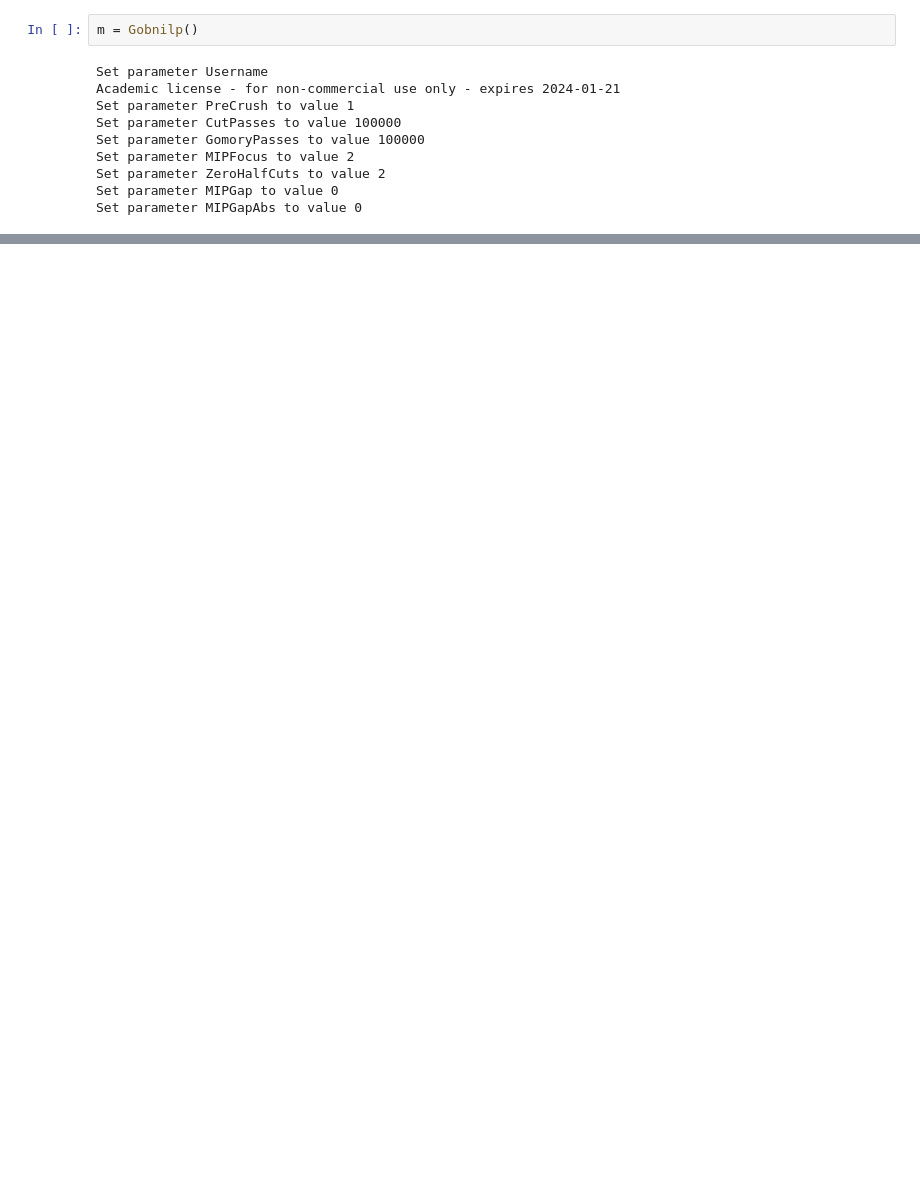
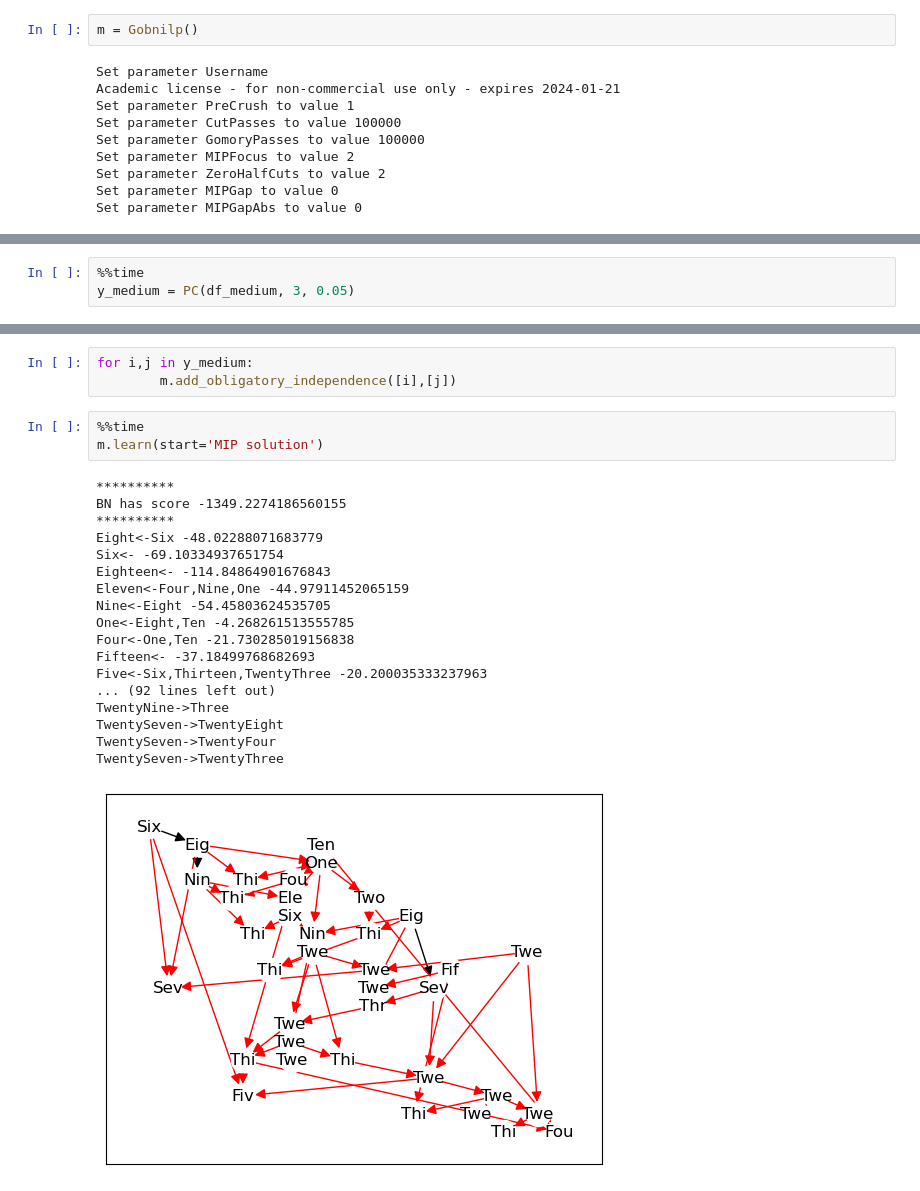
Before and after one commit to Elicit3495/ML_FYP, a Jupyter notebook: conditional.ipynb, the cells around one changed output, grey strips where cells are left out. Drawn from its saved outputs; the diff is of its cells as text; blank space fills up the shorter version.

```diff
--- a/conditional.ipynb
+++ b/conditional.ipynb
@@ -269,0 +303,3 @@ Wall time: 628 ms
+# %%
+%%time
+y_medium = PC(df_medium, 3, 0.05)
@@ -269,0 +309,25 @@ Wall time: 628 ms
+# %%
+for i,j in y_medium:
+        m.add_obligatory_independence([i],[j])
+# %%
+%%time
+m.learn(start='MIP solution')
+# %% [output]
+**********
+BN has score -1349.2274186560155
+**********
+Eight<-Six -48.02288071683779
+Six<- -69.10334937651754
+Eighteen<- -114.84864901676843
+Eleven<-Four,Nine,One -44.97911452065159
+Nine<-Eight -54.45803624535705
+One<-Eight,Ten -4.268261513555785
+Four<-One,Ten -21.730285019156838
+Fifteen<- -37.18499768682693
+Five<-Six,Thirteen,TwentyThree -20.200035333237963
+... (92 lines left out)
+TwentyNine->Three
+TwentySeven->TwentyEight
+TwentySeven->TwentyFour
+TwentySeven->TwentyThree
+[figure, added]
```
Also changed, not shown: parts of 22 cells of this notebook, 1 other file.
